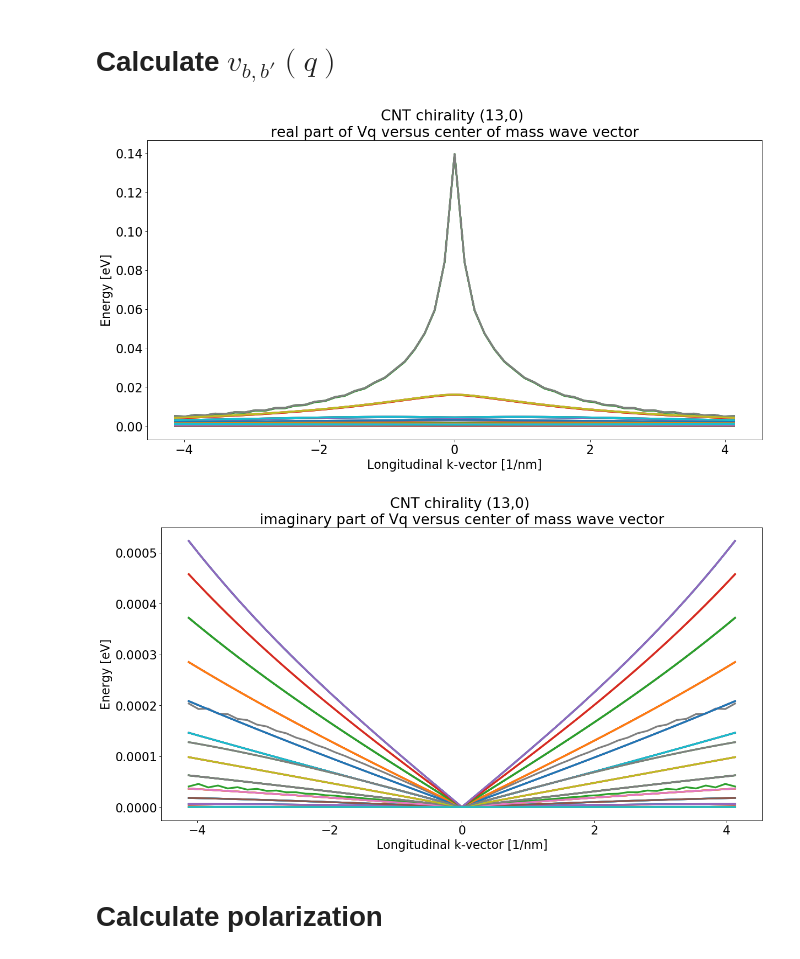
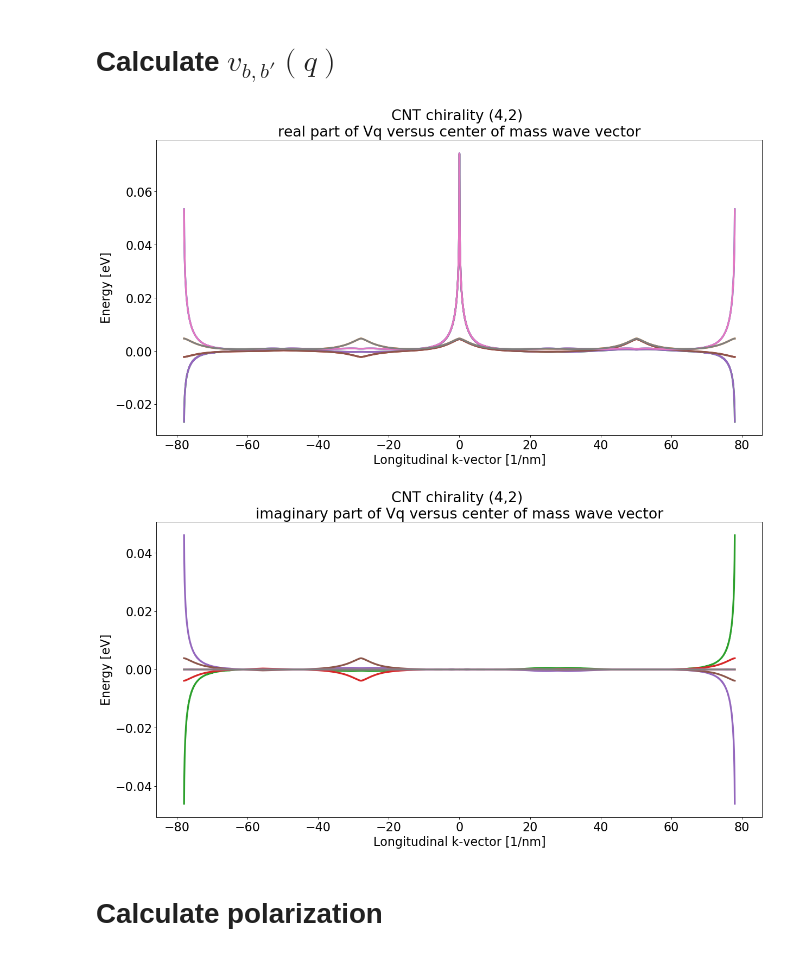
Before and after one commit to amirhosseindavoody/carbon_nanotube_exciton_energy, a Jupyter notebook: python/cnt_exciton.ipynb, the cells around one changed output. Saved outputs shown, nothing was run; the diff lists cells and outputs as text; code cells hidden in the pictures.

```diff
--- a/python/cnt_exciton.ipynb
+++ b/python/cnt_exciton.ipynb
@@ -31,7 +31,7 @@ eV = 1.6e-19
 # %% [markdown]
 # Carbon structure constants
 # %%
-n, m = 13,0
+n, m = 4,2
 print("chirality: ({},{})".format(n,m))
 
 a_cc = 1.42e-10
@@ -608,7 +721,7 @@ def calculate_vq(iq_limits, mu_limits, no_of_cnt_unit_cells, pos_a=pos_a,\
     q_vec = np.zeros((len(iq_limits),1))
 
     q = np.zeros((2,1))
-    for iq in iq_limits:
+    for iq in tqdm(iq_limits):
         iq_idx = iq - iq_limits[0]
         q_vec[iq_idx] = iq*np.linalg.norm(dk_l)
         for mu_idx, mu in enumerate(mu_limits):
@@ -622,42 +735,44 @@ def calculate_vq(iq_limits, mu_limits, no_of_cnt_unit_cells, pos_a=pos_a,\
     return vq,q_vec
 
 def plot_vq():
-    ikcm_lim = range(-(ikc_range.shape[1]-1),+(ikc_range.shape[1]-1)+1)
-#     mu_limits = range(0,Q)
-    mu_limits = range(-Q+1,Q)
+#     ikcm_lim = range(-(ikc_range.shape[1]-1),+(ikc_range.shape[1]-1)+1)
+    ikcm_lim = range(-(el_energy_K2ext.shape[1]-1),el_energy_K2ext.shape[1])
+#     mu_limits = range(-Q+1,Q)
+    mu_limits = range(0,2)
     vq,q_vec = calculate_vq(ikcm_lim, mu_limits,number_of_unit_cells+1)
     vq = vq/eV
 
+    # plot real part
     fig=plt.figure(figsize=(18, 9), dpi= 80, facecolor='w', edgecolor='k')
     for i in range(2):
         for j in range(2):
-            plt.plot(q_vec*1e-9, np.abs(np.real(vq[i,j,:,:])), linestyle='-', linewidth=3)
-
-
+            plt.plot(q_vec*1e-9, (np.real(vq[i,j,:,:])), linestyle='-', linewidth=3)
 
     plt.title('CNT chirality ({},{}) \n'.format(n,m)+\
               'real part of Vq versus center of mass wave vector', size=24)
     plt.tick_params(axis='both', which='major', labelsize=20)
     plt.xlabel('Longitudinal k-vector [1/nm]', size=20)
     plt.ylabel('Energy [eV]', size=20)
     plt.savefig('vq_using_K2extended_rep.png')
 
+
+    # plot imaginary part
     fig=plt.figure(figsize=(18, 9), dpi= 80, facecolor='w', edgecolor='k')
     for i in range(2):
         for j in range(2):
-            plt.plot(q_vec*1e-9, np.abs(np.imag(vq[i,j,:,:])), linestyle='-', linewidth=3)
+            plt.plot(q_vec*1e-9, (np.imag(vq[i,j,:,:])), linestyle='-', linewidth=3)
 
     plt.title('CNT chirality ({},{}) \n'.format(n,m)+\
               'imaginary part of Vq versus center of mass wave vector', size=24)
     plt.tick_params(axis='both', which='major', labelsize=20)
     plt.xlabel('Longitudinal k-vector [1/nm]', size=20)
     plt.ylabel('Energy [eV]', size=20)
     plt.savefig('vq_using_K2extended_rep.png')
 
 plot_vq()
 # %% [output]
-[figure, old version]
+[figure, new version]
-[figure, old version]
+[figure, new version]
 # %% [markdown]
 # Calculate polarization
 # %%
```
Also changed, not shown: parts of 21 cells of this notebook, 13 other files.
